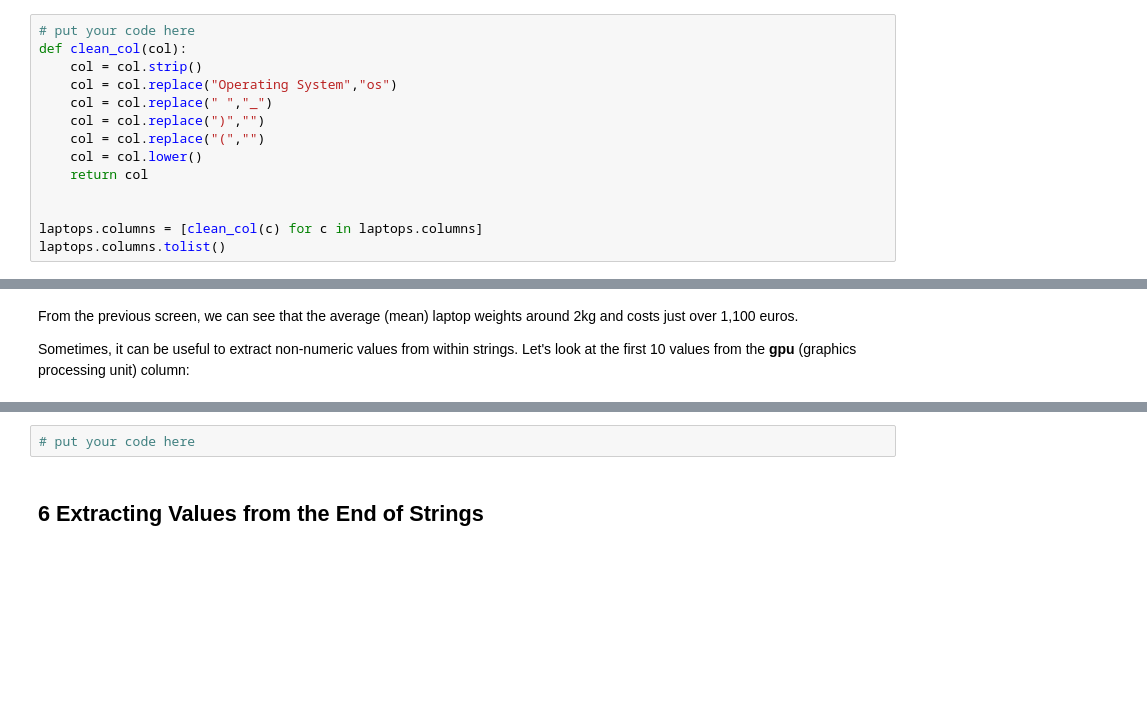
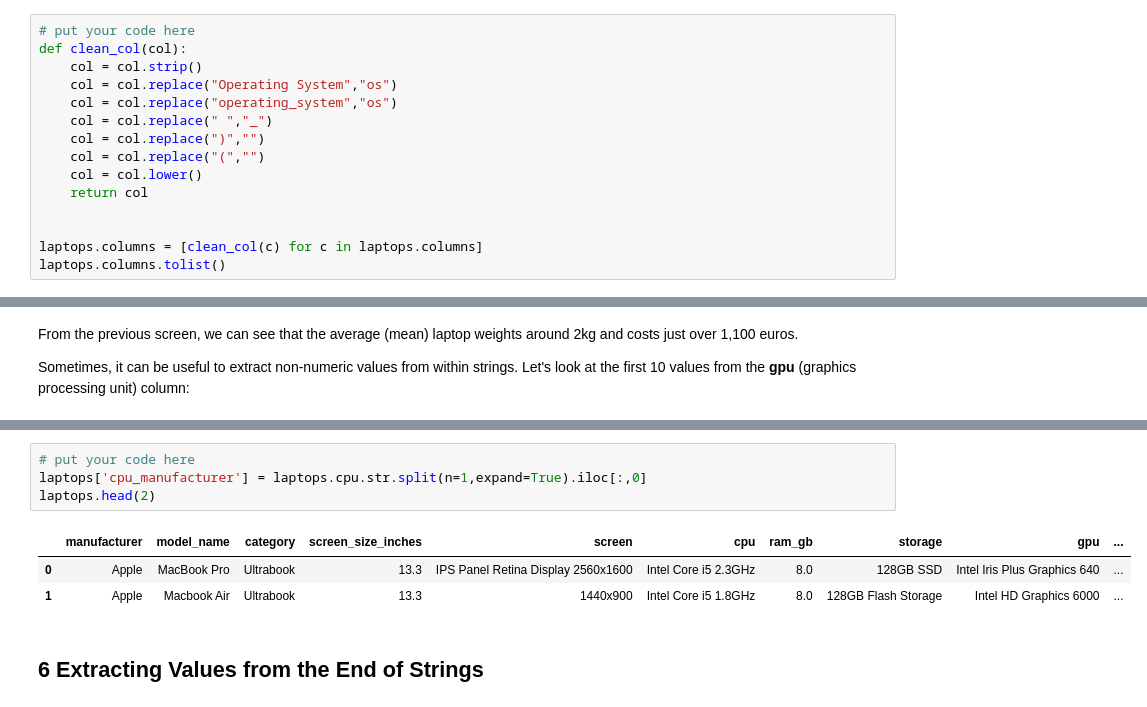
Before and after one commit to leoproject/Course-DataScience, a Jupyter notebook: Lesson#05/Lesson_05 Data Cleaning Basics.ipynb, the cells around one changed output, grey strips where cells are left out. Drawn from its saved outputs; the diff is of its cells as text; blank space fills up the shorter version.

```diff
--- a/Lesson#05/Lesson_05 Data Cleaning Basics.ipynb
+++ b/Lesson#05/Lesson_05 Data Cleaning Basics.ipynb
@@ -176,6 +176,7 @@ Let's use this technique to clean the column labels in our dataframe, adding a f
 def clean_col(col):
     col = col.strip()
     col = col.replace("Operating System","os")
+    col = col.replace("operating_system","os")
     col = col.replace(" ","_")
     col = col.replace(")","")
     col = col.replace("(","")
@@ -464,8 +477,14 @@ laptops.cpu.head(10)
 1. In the example code, we have extracted the **manufacturer name** from the **gpu** column, and assigned it to a new column **gpu_manufacturer.**
 
   - Extract the **manufacturer name** from the **cpu** column, and assign it to a new column **cpu_manufacturer**.
-# %%
-# put your code here
+# %%
+# put your code here
+laptops['cpu_manufacturer'] = laptops.cpu.str.split(n=1,expand=True).iloc[:,0]
+laptops.head(2)
+# %% [output]
+|  | manufacturer | model_name | category | screen_size_inches | screen | cpu | ram_gb | storage | gpu | ... |
+| 0 | Apple | MacBook Pro | Ultrabook | 13.3 | IPS Panel Retina Display 2560x1600 | Intel Core i5 2.3GHz | 8.0 | 128GB SSD | Intel Iris Plus Graphics 640 | ... |
+| 1 | Apple | Macbook Air | Ultrabook | 13.3 | 1440x900 | Intel Core i5 1.8GHz | 8.0 | 128GB Flash Storage | Intel HD Graphics 6000 | ... |
 # %% [markdown]
 ## 6 Extracting Values from the End of Strings
 # %% [markdown]
```
Also changed, not shown: parts of 20 cells of this notebook, 1 other file.
